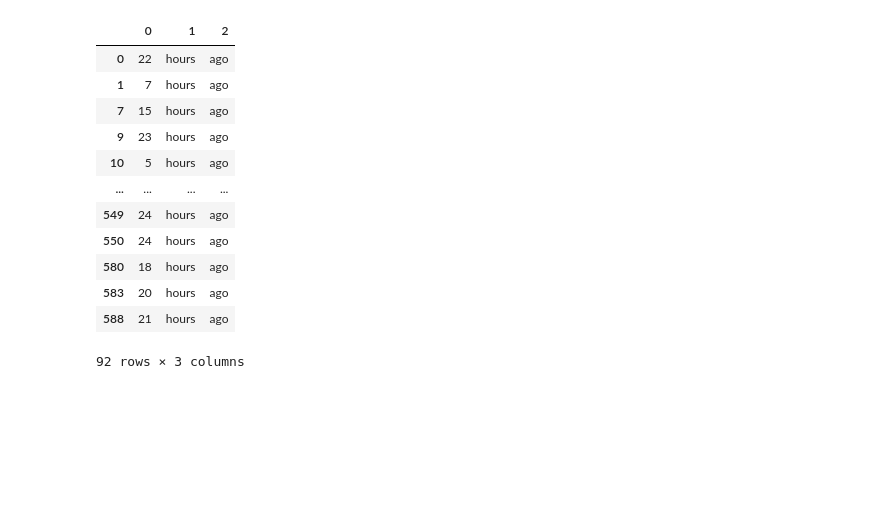
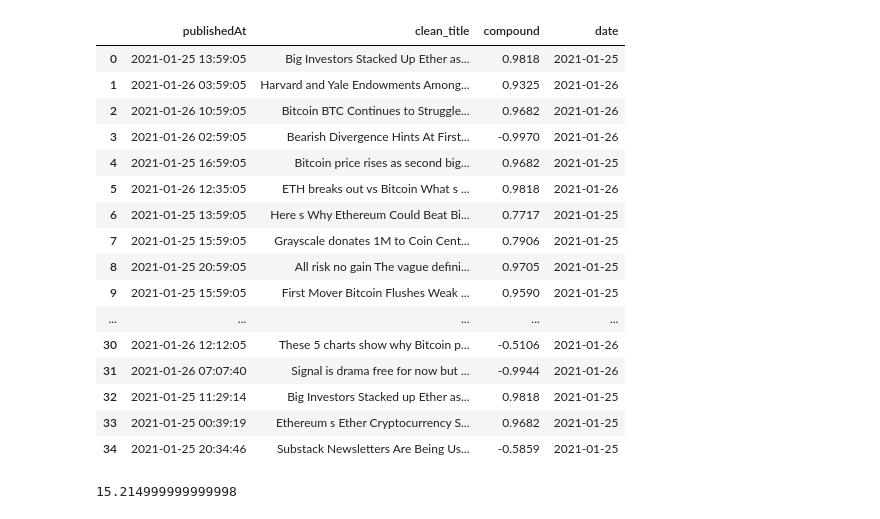
Before and after one commit to RMacW98/FYProject, a Jupyter notebook: Article Streaming/Crypto Caller Extended.ipynb, the cells around one changed output. Saved outputs shown, nothing was run; the diff lists cells and outputs as text; code cells hidden in the pictures; blank space fills up the shorter version.

Commit message:
Joined news api with yahoo finance news for a larger dataset

```diff
--- a/Article Streaming/Crypto Caller Extended.ipynb
+++ b/Article Streaming/Crypto Caller Extended.ipynb
@@ -20,6 +72,6 @@ from sklearn.metrics import confusion_matrix, classification_report, accuracy_sc
 # %%
-# # # # NEWS API STREAMER # # # #
-class ArticleStreamer():
+# # # # YAHOO FINANCE STREAMER # # # #
+class YahooArticleStreamer:
     """
     Class for streaming and processing articles daily
     """
@@ -70,9 +122,9 @@ class ArticleStreamer():
             except AttributeError:
                 break
 
-        all_articles = pd.DataFrame(articles, columns = article_headers)
+        all_articles = pd.DataFrame(articles, columns=article_headers)
 
-        #for article in all_articles:
+        # for article in all_articles:
         #    if article.uploaded
 
         return all_articles
@@ -118,15 +170,15 @@ class ArticleCleaner():
         hours_ago = df[0]
 
         for index, hours in hours_ago.items():
-            if hours < 24:
+            if int(hours) < 24:
                 d = datetime.today() - timedelta(hours=int(hours), minutes=0)
-                time.append(d.strftime("%Y-%m-%d %H:%M"))
+                time.append(d.strftime("%Y-%m-%d %H:%M:%S"))
             else:
                 d = datetime.today() - timedelta(hours=0, minutes=int(hours))
-                time.append(d.strftime("%Y-%m-%d %H:%M"))
+                time.append(d.strftime("%Y-%m-%d %H:%M:%S"))
 
         recent_articles['publishedAt'] = time
-        recent_articles = recent_articles.drop(['uploaded'])
+        #recent_articles = recent_articles.drop(['uploaded'])
 
         return recent_articles
 # %%
@@ -137,7 +189,6 @@ class SentimentAnalyzer():
     def __init__(self):
         self.data = pd.read_csv('./datasets/headlines_labelled.txt',
                         sep='\t', header= None)
-        self.scores_df = pd.DataFrame()
 
         # New words and values
         self.new_words = {
@@ -229,6 +280,7 @@ class SentimentAnalyzer():
         return scored_news
 
     def analyze_recent_headlines(self, data):
+        scores_df = pd.DataFrame()
         # Instantiate the sentiment intensity analyzer with the existing lexicon
         vader = SentimentIntensityAnalyzer()
 
@@ -238,17 +290,17 @@ class SentimentAnalyzer():
         # Iterate through the headlines and get the polarity scores
         #scores = data['clean_title'].apply(vader.polarity_scores)
 
-        self.scores_df['neg'] = [vader.polarity_scores(x)['neg'] for x in data['clean_title']]
-        self.scores_df['neu'] = [vader.polarity_scores(x)['neu'] for x in data['clean_title']]
-        self.scores_df['pos'] = [vader.polarity_scores(x)['pos'] for x in data['clean_title']]
-        self.scores_df['compound'] = [vader.polarity_scores(x)['compound'] for x in data['clean_title']]
+        scores_df['neg'] = [vader.polarity_scores(x)['neg'] for x in data['clean_title']]
+        scores_df['neu'] = [vader.polarity_scores(x)['neu'] for x in data['clean_title']]
+        scores_df['pos'] = [vader.polarity_scores(x)['pos'] for x in data['clean_title']]
+        scores_df['compound'] = [vader.polarity_scores(x)['compound'] for x in data['clean_title']]
 
         # Convert the list of dicts into a DataFrame
         #scores_df = pd.DataFrame.from_records(scores)
 
         # Join the DataFrames
         data = data.reset_index()
-        scored_news = data.merge(self.scores_df,left_index=True, right_index=True, how='inner')
+        scored_news = data.merge(scores_df,left_index=True, right_index=True, how='inner')
 
         scored_news['predicted_label'] = scored_news['compound'].apply(lambda compound: 'pos' if compound > 0 else ('neu' if compound == 0 else 'neg'))
 
@@ -325,3 +408,0 @@ price_df = pd.json_normalize(data['BTC-USD']['prices'])
-# %%
-final_news = high_news[['date','clean_title','compound']]
-recent_articles
@@ -344,17 +409,24 @@ recent_articles['publishedAt'] = time
-# %%
-df = pd.DataFrame(hours.values.tolist(), index=hours.index)
-df
-# %% [output]
-|  | 0 | 1 | 2 |
-| 0 | 22 | hours | ago |
-| 1 | 7 | hours | ago |
-| 7 | 15 | hours | ago |
-| 9 | 23 | hours | ago |
-| 10 | 5 | hours | ago |
-| ... | ... | ... | ... |
-| 549 | 24 | hours | ago |
-| 550 | 24 | hours | ago |
-| 580 | 18 | hours | ago |
-| 583 | 20 | hours | ago |
-| 588 | 21 | hours | ago |
-92 rows × 3 columns
+# %%
+final_news
+# %% [output]
+|  | publishedAt | clean_title | compound | date |
+| 0 | 2021-01-25 13:59:05 | Big Investors Stacked Up Ether as... | 0.9818 | 2021-01-25 |
+| 1 | 2021-01-26 03:59:05 | Harvard and Yale Endowments Among... | 0.9325 | 2021-01-26 |
+| 2 | 2021-01-26 10:59:05 | Bitcoin BTC Continues to Struggle... | 0.9682 | 2021-01-26 |
+| 3 | 2021-01-26 02:59:05 | Bearish Divergence Hints At First... | -0.9970 | 2021-01-26 |
+| 4 | 2021-01-25 16:59:05 | Bitcoin price rises as second big... | 0.9682 | 2021-01-25 |
+| 5 | 2021-01-26 12:35:05 | ETH breaks out vs Bitcoin What s ... | 0.9818 | 2021-01-26 |
+| 6 | 2021-01-25 13:59:05 | Here s Why Ethereum Could Beat Bi... | 0.7717 | 2021-01-25 |
+| 7 | 2021-01-25 15:59:05 | Grayscale donates 1M to Coin Cent... | 0.7906 | 2021-01-25 |
+| 8 | 2021-01-25 20:59:05 | All risk no gain The vague defini... | 0.9705 | 2021-01-25 |
+| 9 | 2021-01-25 15:59:05 | First Mover Bitcoin Flushes Weak ... | 0.9590 | 2021-01-25 |
+| ... | ... | ... | ... | ... |
+| 30 | 2021-01-26 12:12:05 | These 5 charts show why Bitcoin p... | -0.5106 | 2021-01-26 |
+| 31 | 2021-01-26 07:07:40 | Signal is drama free for now but ... | -0.9944 | 2021-01-26 |
+| 32 | 2021-01-25 11:29:14 | Big Investors Stacked up Ether as... | 0.9818 | 2021-01-25 |
+| 33 | 2021-01-25 00:39:19 | Ethereum s Ether Cryptocurrency S... | 0.9682 | 2021-01-25 |
+| 34 | 2021-01-25 20:34:46 | Substack Newsletters Are Being Us... | -0.5859 | 2021-01-25 |
+# %%
+final_news['compound'].sum()
+# %% [output]
+15.214999999999998
```
Also changed, not shown: parts of 11 cells of this notebook, 1 other file.
